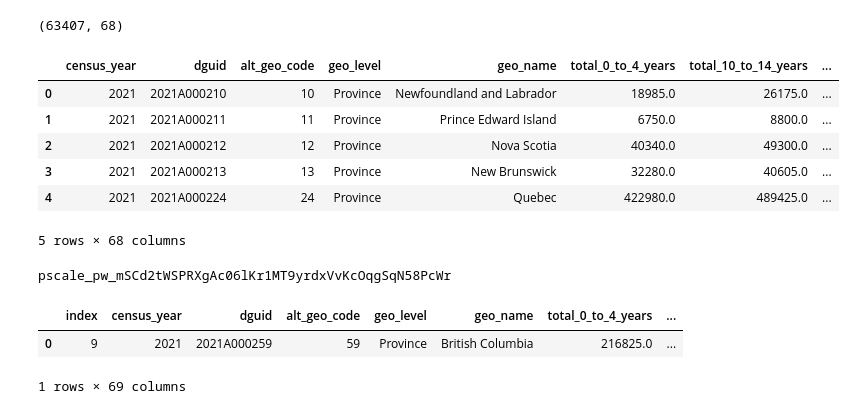
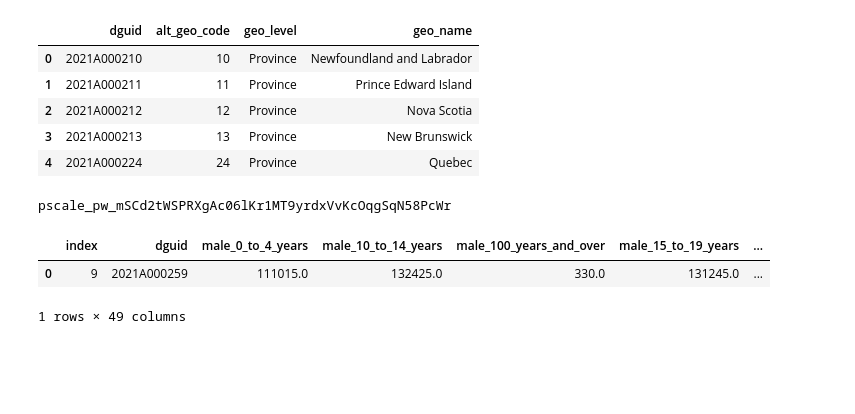
Before and after one commit to thalasith/canada-vis, a Jupyter notebook: data-exploration/data-upload.ipynb, the cells around one changed output. Saved outputs shown, nothing was run; the diff lists cells and outputs as text; code cells hidden in the pictures; blank space fills up the shorter version.

```diff
--- a/data-exploration/data-upload.ipynb
+++ b/data-exploration/data-upload.ipynb
@@ -8,19 +8,19 @@ import numpy as np
 from sqlalchemy import create_engine
 import os,glob
 # %%
-PATH = '/Users/boristsao/Documents/Projects/canada-vis/data-exploration/final-data/age_groups_of_the_population.csv'
+AGE_GROUP_PATH = '/Users/boristsao/Documents/Projects/canada-vis/data-exploration/age_groups_test.csv'
+GEO_NAME_PATH = '/Users/boristsao/Documents/Projects/canada-vis/data-exploration/geo_name_test.csv'
 #CHANGE
-df = pd.read_csv(PATH)
-df.shape
+age_group = pd.read_csv(AGE_GROUP_PATH)
+geo_name = pd.read_csv(GEO_NAME_PATH)
+# df.shape
-# %% [output]
-(63407, 68)
 # %%
-df.head()
+age_group.head()
+geo_name.head()
 # %% [output]
-|  | census_year | dguid | alt_geo_code | geo_level | geo_name | total_0_to_4_years | total_10_to_14_years | ... |
-| 0 | 2021 | 2021A000210 | 10 | Province | Newfoundland and Labrador | 18985.0 | 26175.0 | ... |
-| 1 | 2021 | 2021A000211 | 11 | Province | Prince Edward Island | 6750.0 | 8800.0 | ... |
-| 2 | 2021 | 2021A000212 | 12 | Province | Nova Scotia | 40340.0 | 49300.0 | ... |
-| 3 | 2021 | 2021A000213 | 13 | Province | New Brunswick | 32280.0 | 40605.0 | ... |
-| 4 | 2021 | 2021A000224 | 24 | Province | Quebec | 422980.0 | 489425.0 | ... |
+|  | dguid | alt_geo_code | geo_level | geo_name |
+| 0 | 2021A000210 | 10 | Province | Newfoundland and Labrador |
+| 1 | 2021A000211 | 11 | Province | Prince Edward Island |
+| 2 | 2021A000212 | 12 | Province | Nova Scotia |
+| 3 | 2021A000213 | 13 | Province | New Brunswick |
+| 4 | 2021A000224 | 24 | Province | Quebec |
-5 rows × 68 columns
@@ -32,6 +34,2 @@ conn_string = 'mysql+pymysql://' + os.getenv("USERNAME") + ':' + os.getenv("PASS
 
 engine = create_engine(conn_string, connect_args=ssl_args)
-# %%
-print(os.getenv("PASSWORD"))
-# %% [output]
-pscale_pw_mSCd2tWSPRXgAc06lKr1MT9yrdxVvKcOqgSqN58PcWr
@@ -38,2 +43,6 @@ pscale_pw_mSCd2tWSPRXgAc06lKr1MT9yrdxVvKcOqgSqN58PcWr
+# %%
+print(os.getenv("PASSWORD"))
+# %% [output]
+pscale_pw_mSCd2tWSPRXgAc06lKr1MT9yrdxVvKcOqgSqN58PcWr
 # %%
 with engine.begin() as connection:
@@ -41,13 +54,13 @@ with engine.begin() as connection:
 # %%
 with engine.begin() as connection:
-    read_test = pd.read_sql("SELECT * FROM age_groups WHERE geo_name='British Columbia' ", con=connection)
+    read_test = pd.read_sql("SELECT * FROM age_groups a, geo_names g WHERE  a.dguid = g.dguid AND g.geo_name='British Columbia' ", con=connection)
 #     df = pd.read_csv(csv,encoding="ISO-8859-1")
 #     df.to_sql('age_groups', con=connection, if_exists='append')
 read_test.head()
 # %% [output]
-|  | index | census_year | dguid | alt_geo_code | geo_level | geo_name | total_0_to_4_years | ... |
-| 0 | 9 | 2021 | 2021A000259 | 59 | Province | British Columbia | 216825.0 | ... |
+|  | index | dguid | male_0_to_4_years | male_10_to_14_years | male_100_years_and_over | male_15_to_19_years | ... |
+| 0 | 9 | 2021A000259 | 111015.0 | 132425.0 | 330.0 | 131245.0 | ... |
-1 rows × 69 columns
+1 rows × 49 columns
 # %%
 # Upload Census Division and Province Data
 with engine.begin() as connection:
```
Also changed, not shown: parts of 5 cells of this notebook, 9 other files.
